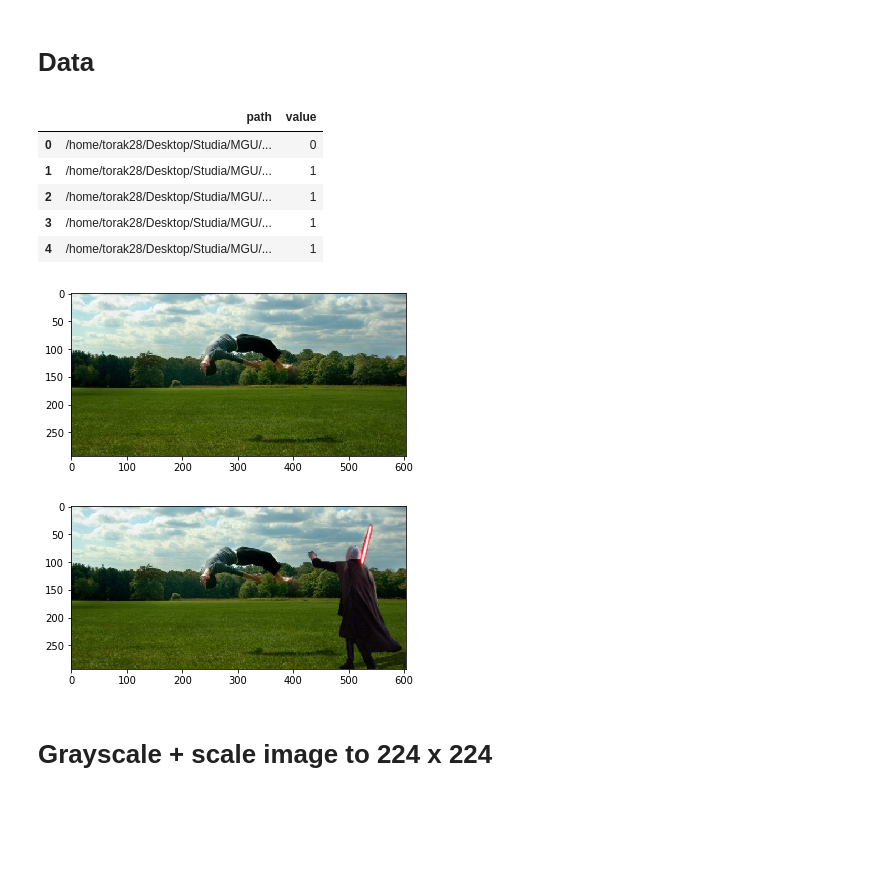
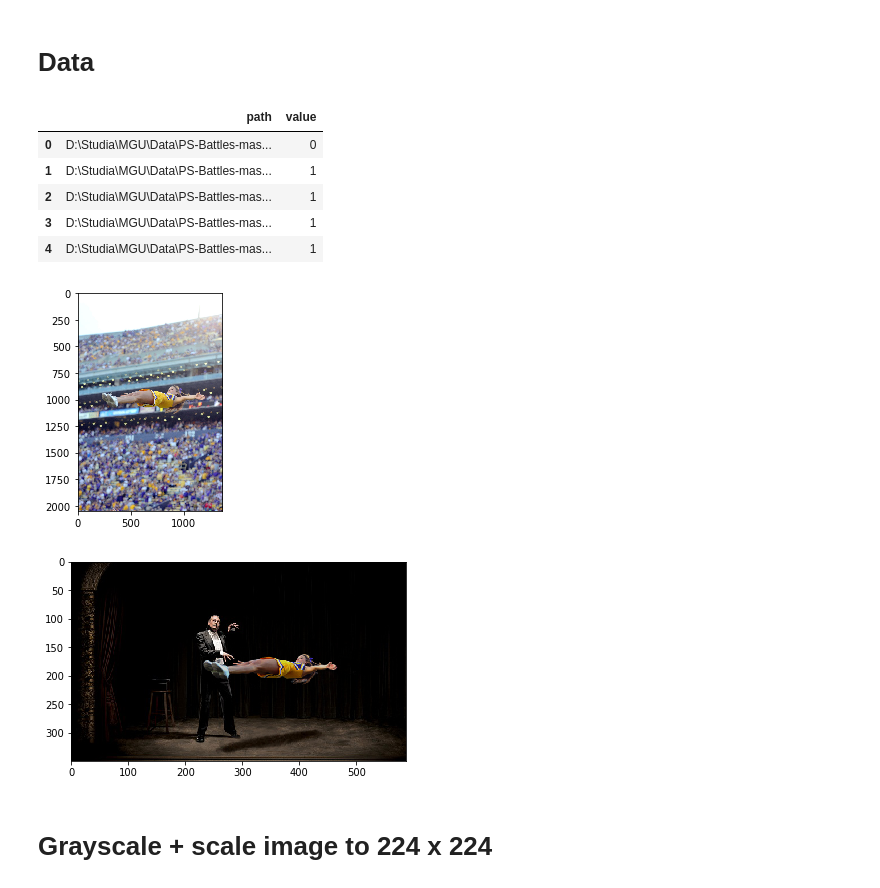
Before and after one commit to Torak28/Image-manipulation-detection, a Jupyter notebook: SVM.ipynb, the cells around one changed output. Drawn from its saved outputs; the diff is of its cells as text; code cells hidden in the pictures; blank space fills up the shorter version.

```diff
--- a/SVM.ipynb
+++ b/SVM.ipynb
@@ -29,16 +29,18 @@ from sklearn.svm import SVC
 from sklearn.metrics import roc_curve, auc
 # %% [markdown]
 # Data
-# %%
-labels = pd.read_csv('data.csv')
-labels.head()
-# %% [output]
-|  | path | value |
-| 0 | /home/torak28/Desktop/Studia/MGU/... | 0 |
-| 1 | /home/torak28/Desktop/Studia/MGU/... | 1 |
-| 2 | /home/torak28/Desktop/Studia/MGU/... | 1 |
-| 3 | /home/torak28/Desktop/Studia/MGU/... | 1 |
-| 4 | /home/torak28/Desktop/Studia/MGU/... | 1 |
+# %%
+dataName = 'data.csv' if os.name != 'nt' else 'dataWin.csv'
+
+labels = pd.read_csv(dataName)
+labels.head()
+# %% [output]
+|  | path | value |
+| 0 | D:\Studia\MGU\Data\PS-Battles-mas... | 0 |
+| 1 | D:\Studia\MGU\Data\PS-Battles-mas... | 1 |
+| 2 | D:\Studia\MGU\Data\PS-Battles-mas... | 1 |
+| 3 | D:\Studia\MGU\Data\PS-Battles-mas... | 1 |
+| 4 | D:\Studia\MGU\Data\PS-Battles-mas... | 1 |
 # %%
 def get_image(path):
     img = Image.open(path)
@@ -53,8 +55,8 @@ ps_row = labels[labels.value == 1].path[1]
 plt.imshow(get_image(ps_row))
 plt.show()
 # %% [output]
-[figure, old version]
+[figure, new version]
-[figure, old version]
+[figure, new version]
 # %% [markdown]
 # Grayscale + scale image to 224 x 224
 # %%
```
Also changed, not shown: parts of 11 cells of this notebook.
